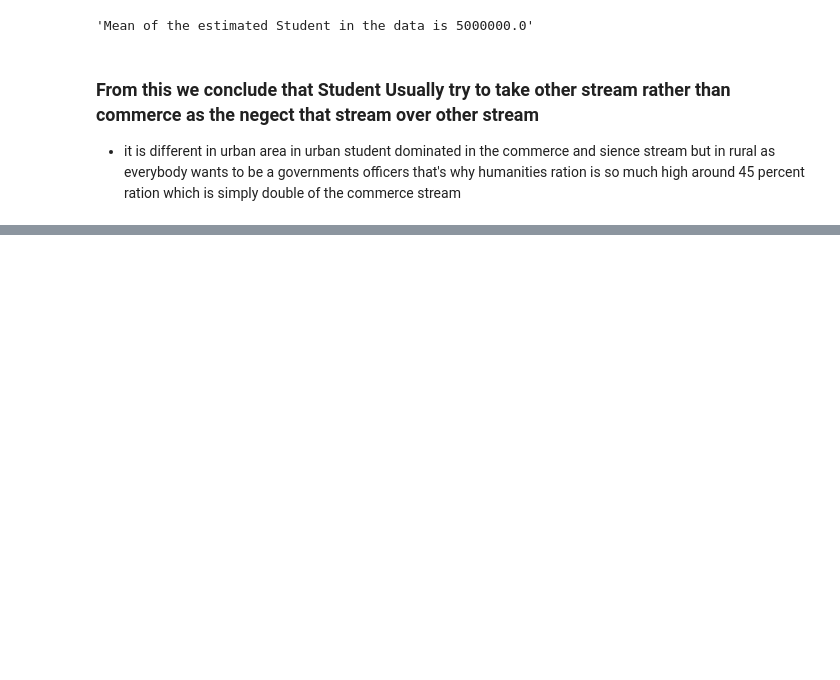
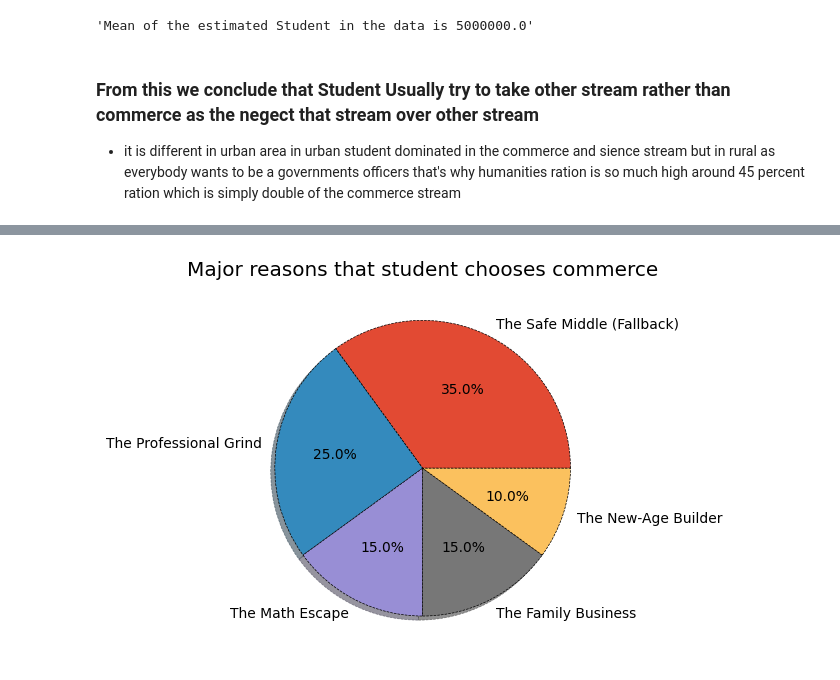
Before and after one commit to Venux09/Carrier-analysis-project, a Jupyter notebook: commerce_stream/commerce_main_page.ipynb, the cells around one changed output, grey strips where cells are left out. Saved outputs shown, nothing was run; the diff lists cells and outputs as text; code cells hidden in the pictures; blank space fills up the shorter version.

```diff
--- a/commerce_stream/commerce_main_page.ipynb
+++ b/commerce_stream/commerce_main_page.ipynb
@@ -36,3 +36,11 @@ f"Mean of the estimated Student in the data is {np.mean(student_ratio['Estimated
 # %% [markdown]
 ### From this we conclude that Student Usually try to take other stream rather than commerce as the negect that stream over other stream
 - it is different in urban area in urban student dominated in the commerce and sience stream but in rural as everybody wants to be a governments officers that's why humanities ration is so much high around 45 percent ration which is simply double of the commerce stream
+# %%
+import pandas as pd
+import numpy as np
+import matplotlib.pyplot as plt
+
+
+reason_data = pd.read_csv('data2.csv')
+reason_data
@@ -38,0 +54,13 @@ f"Mean of the estimated Student in the data is {np.mean(student_ratio['Estimated
+# %%
+#data representation of the data
+labels = reason_data['Reason_Category']
+data = reason_data['Percentage_Share']
+
+plt.title('Major reasons that student chooses commerce')
+plt.pie(data,labels=labels,
+        wedgeprops={'edgecolor':'black','linestyle':'--'},
+        shadow=True,
+        autopct = '%1.1f%%')
+plt.show()
+# %% [output]
+[figure, added]
```
Also changed, not shown: parts of 1 cell of this notebook, 1 other file.
